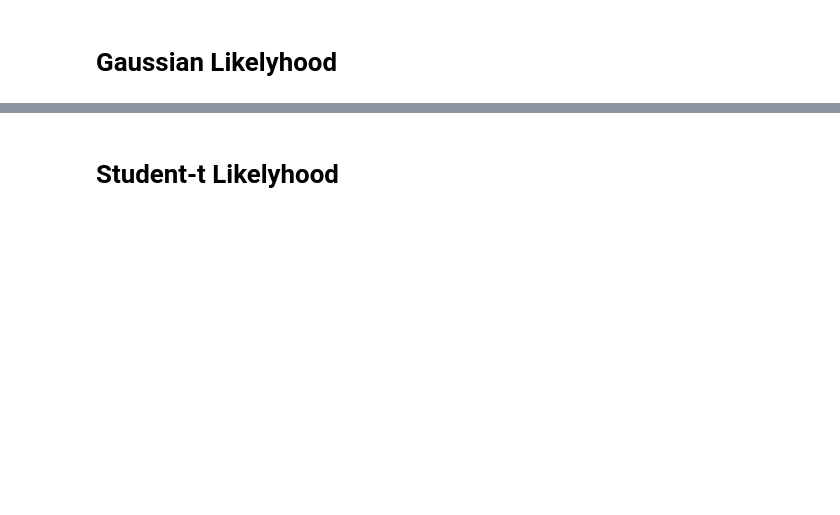
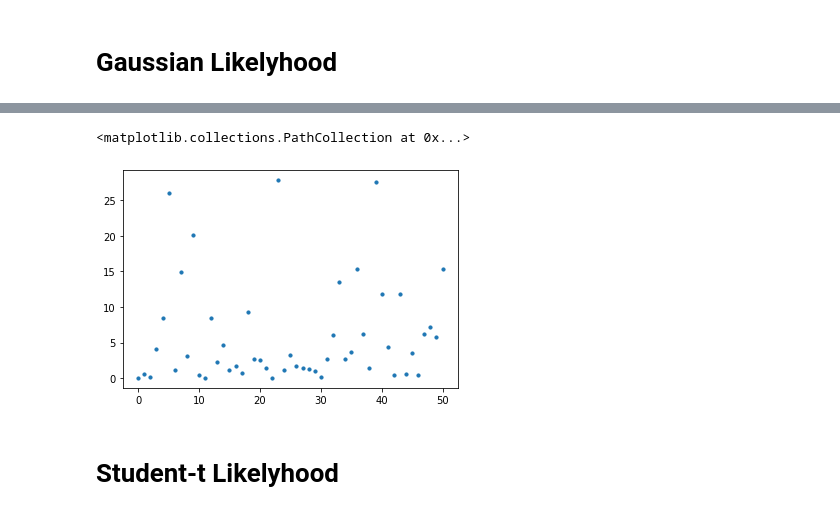
Before and after one commit to vb690/bayesian_ANN, a Jupyter notebook: gaussian_student_regression.ipynb, the cells around one changed output, grey strips where cells are left out. Drawn from its saved outputs; the diff is of its cells as text; code cells hidden in the pictures; blank space fills up the shorter version.

```diff
--- a/gaussian_student_regression.ipynb
+++ b/gaussian_student_regression.ipynb
@@ -31,10 +34,10 @@ gaussian_perceptron = BayesianMLP(
     shape_out=1,
     likelyhood_model='gaussian_lk',
     layers=(32, 16, 8, 4),
-    activation='relu',
+    activation='tanh',
     batch_size=16,
     prior=pm.Normal,
     mu=0,
-    sigma=1
+    sigma=5
 )
 gaussian_perceptron.show_graph()
@@ -41,7 +46,6 @@ gaussian_perceptron.show_graph()
 # %%
-gaussian_perceptron.fit(n=100000)
+gaussian_perceptron.fit(n=500000)
 gaussian_traces = gaussian_perceptron.predict(
     X_ts,
     y_ts,
-    ['y']
 )
@@ -48,3 +56,8 @@ gaussian_traces = gaussian_perceptron.predict(
+# %%
+plt.scatter([i for i in range(len(y_ts))], abs(gaussian_traces['y'].mean(0).flatten() - y_ts), s=10)
+# %% [output]
+<matplotlib.collections.PathCollection at 0x...>
+[figure, added]
 # %% [markdown]
 # Student-t Likelyhood
 # %%
```
Also changed, not shown: parts of 7 cells of this notebook, 3 other files.
